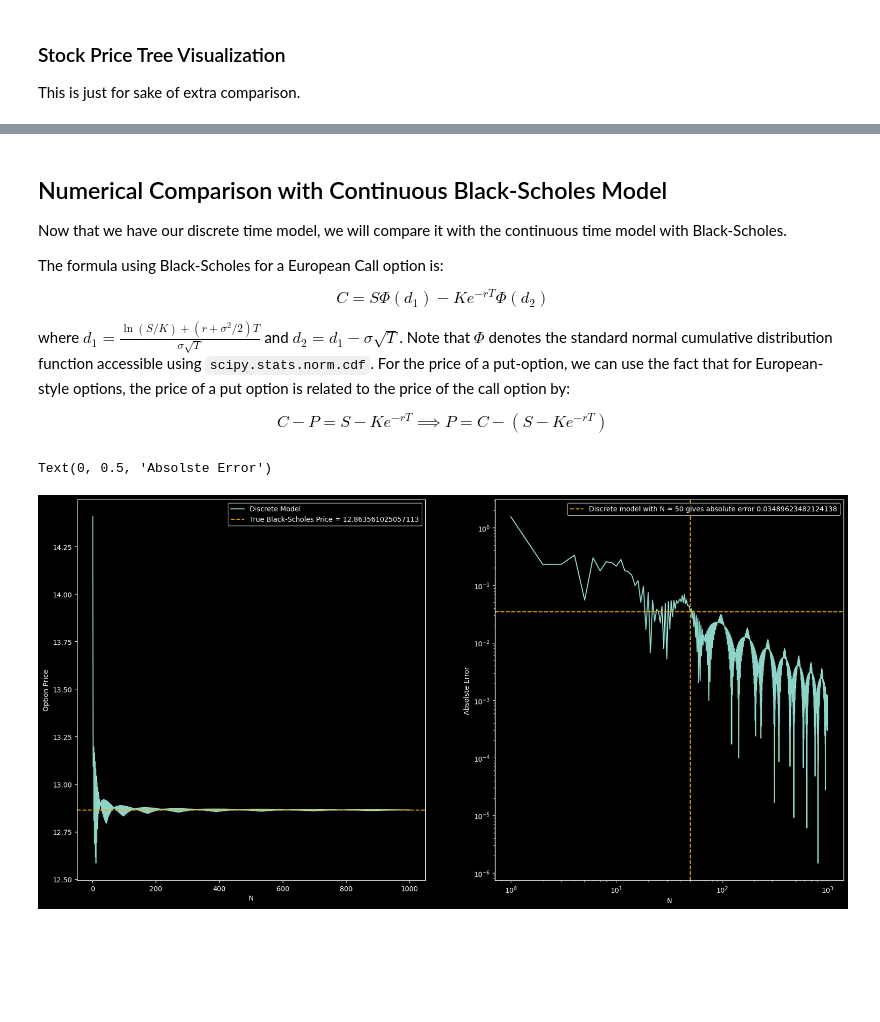
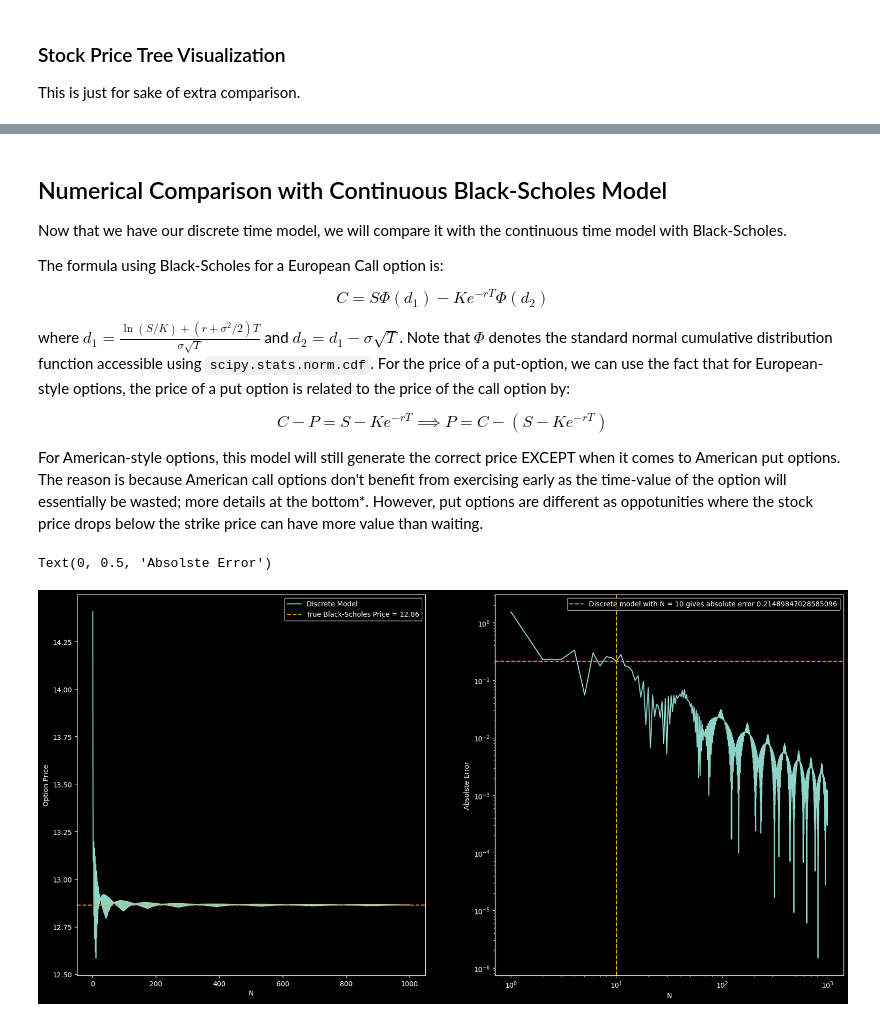
Before and after one commit to DaAsianCarsten/Binomial_Tree_Options_Pricer, a Jupyter notebook: notebooks/binomial_pricer_visualization.ipynb, the cells around one changed output, grey strips where cells are left out. Drawn from its saved outputs; the diff is of its cells as text; code cells hidden in the pictures; blank space fills up the shorter version.

```diff
--- a/notebooks/binomial_pricer_visualization.ipynb
+++ b/notebooks/binomial_pricer_visualization.ipynb
@@ -39,7 +39,7 @@ K = 40
 T = 10
 
 # Recommend to keep under 30 for legibility
-N = 50
+N = 10
 
 sigma = 0.3
 r = 0.02
@@ -155,5 +155,7 @@ $$C=S\Phi(d_1)-Ke^{-rT}\Phi(d_2)$$
 where $d_1=\frac{\ln(S/K)+(r+\sigma^2/2)T}{\sigma\sqrt{T}}$ and $d_2=d_1-\sigma\sqrt{T}$. Note that $\Phi$ denotes the standard normal cumulative distribution function accessible using `scipy.stats.norm.cdf`. For the price of a put-option, we can use the fact that for European-style options, the price of a put option is related to the price of the call option by:
 
 $$C-P=S-Ke^{-rT}\implies P = C-(S-Ke^{-rT})$$
+
+For American-style options, this model will still generate the correct price EXCEPT when it comes to American put options. The reason is because American call options don't benefit from exercising early as the time-value of the option will essentially be wasted; more details at the bottom*. However, put options are different as oppotunities where the stock price drops below the strike price can have more value than waiting.
 # %%
 # Import the Black-Scholes Model
@@ -161,9 +163,9 @@ from black_scholes_pricer import black_scholes_european_price
 # %%
-# Make sure option is European
-assert(european)
+# Make sure option NOT American put
+assert(european or call)
 
 # Our baseline Black-Scholes price that are discrete model should converge to as N increases
-true_V = black_scholes_european_price(S=S,K=K,r=r,T=T,sigma=sigma,call=call)
+true_V = black_scholes_price(S=S,K=K,r=r,T=T,sigma=sigma,call=call)
 
 # Maximum value of N; keep under 1000 for binomial coefficient computation overflow
 maxN = 1000
@@ -176,32 +178,32 @@ X_data = np.array(range(1,maxN+1))
 Y_data = np.zeros(maxN)
 
 if call: g = call_payoff
 else: g = put_payoff
 
 for i in range(1,maxN+1):
     R = np.exp(r*T/i)
     u = np.exp(sigma*np.sqrt(T/i))
     d = 1/u
     q = (R-d)/(u-d)
     Y_data[i-1] = 1.0/R**i * np.sum([(binom(i,j) * q**j * (1-q)**(i-j) * g(K, S * u**j * d**(i-j))) for j in range(i+1)])
 
 # Show convergence of discrete model to continuous model
 ax[0].plot(X_data,Y_data,label="Discrete Model")
-ax[0].axhline(y=true_V, color="orange",linestyle="--",label=f"True Black-Scholes Price = {true_V}")
+ax[0].axhline(y=true_V, color="orange",linestyle="--",label=f"True Black-Scholes Price = {true_V:.2f}")
 ax[0].set_xlabel("N")
 ax[0].set_ylabel("Option Price")
 ax[0].legend()
 
 # Show how the absolte error changes vs N
 Y_data = np.abs(Y_data - true_V)
 ax[1].plot(X_data,Y_data)
 ax[1].axvline(x=N,color="orange",linestyle="--",label=f"Discrete model with N = {N} gives absolute error {abs(true_V-A.V0)}")
 ax[1].axhline(y=abs(true_V-A.V0),color="orange",linestyle="--")
 ax[1].legend()
 ax[1].set_yscale("log")
 ax[1].set_xscale("log")
 ax[1].set_xlabel("N")
 ax[1].set_ylabel("Absolste Error")
 # %% [output]
 Text(0, 0.5, 'Absolste Error')
-[figure, old version]
+[figure, new version]
```
Also changed, not shown: parts of 5 cells of this notebook, 3 other files.
